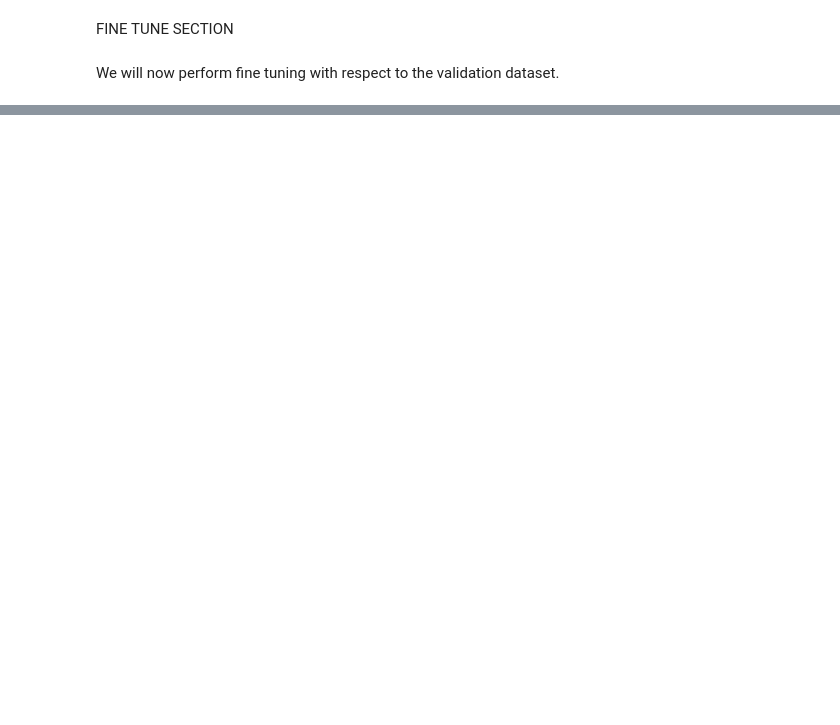
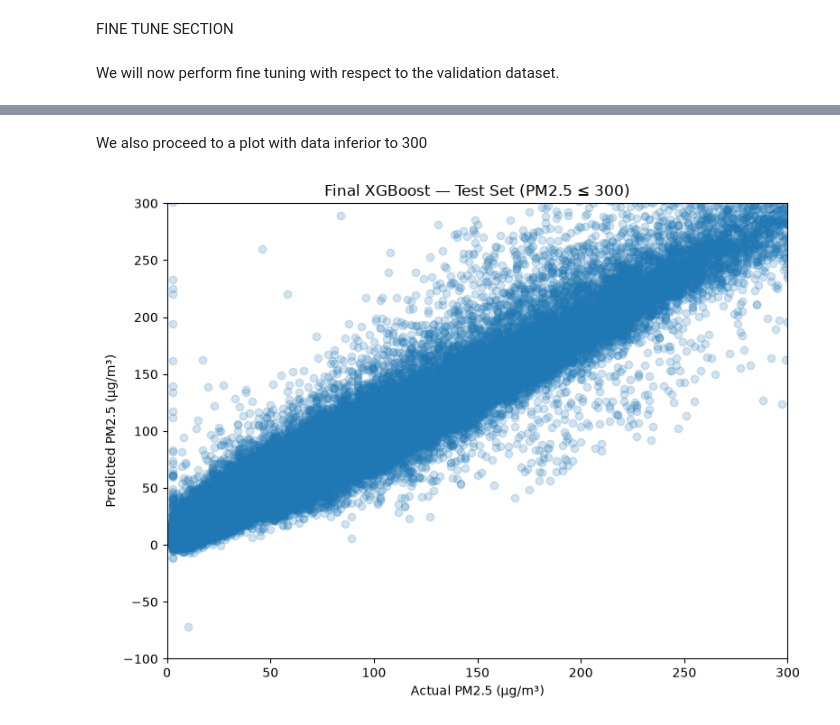
Before and after one commit to challandenathan/air-quality-prediction, a Jupyter notebook: notebooks/model_analysis.ipynb, the cells around one changed output, grey strips where cells are left out. Cells and saved outputs as stored; diff of their text form; code cells hidden in the pictures; blank space fills up the shorter version.

```diff
--- a/notebooks/model_analysis.ipynb
+++ b/notebooks/model_analysis.ipynb
@@ -670,0 +1222,30 @@ FINE TUNE SECTION
+# %% [markdown]
+We also proceed to a plot with data inferior to 300
+# %%
+mask = y_test_pollution <= 300
+
+plt.figure(figsize=(8, 6))
+
+plt.scatter(
+    y_test_pollution[mask],
+    y_test_pred[mask],
+    alpha=0.2
+)
+
+plt.plot(
+    [0, 300],
+    [0, 300],
+    linestyle="--"
+)
+
+plt.xlim(0, 300)
+plt.ylim(-100, 300)
+
+plt.xlabel("Actual PM2.5 (µg/m³)")
+plt.ylabel("Predicted PM2.5 (µg/m³)")
+plt.title("Final XGBoost — Test Set (PM2.5 ≤ 300)")
+
+plt.tight_layout()
+plt.show()
+# %% [output]
+[figure, added]
```
Also changed, not shown: parts of 41 cells of this notebook, 6 other files.
